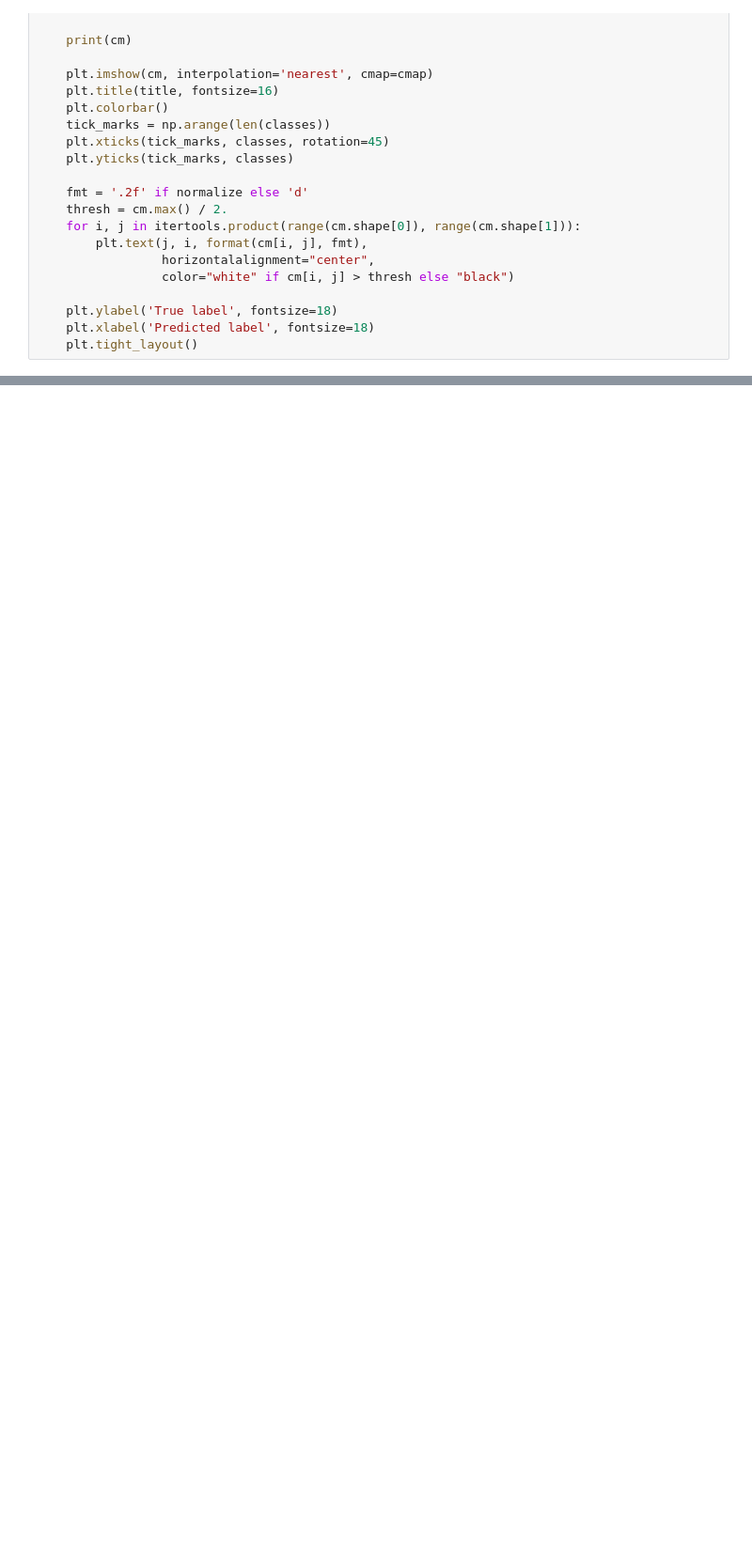
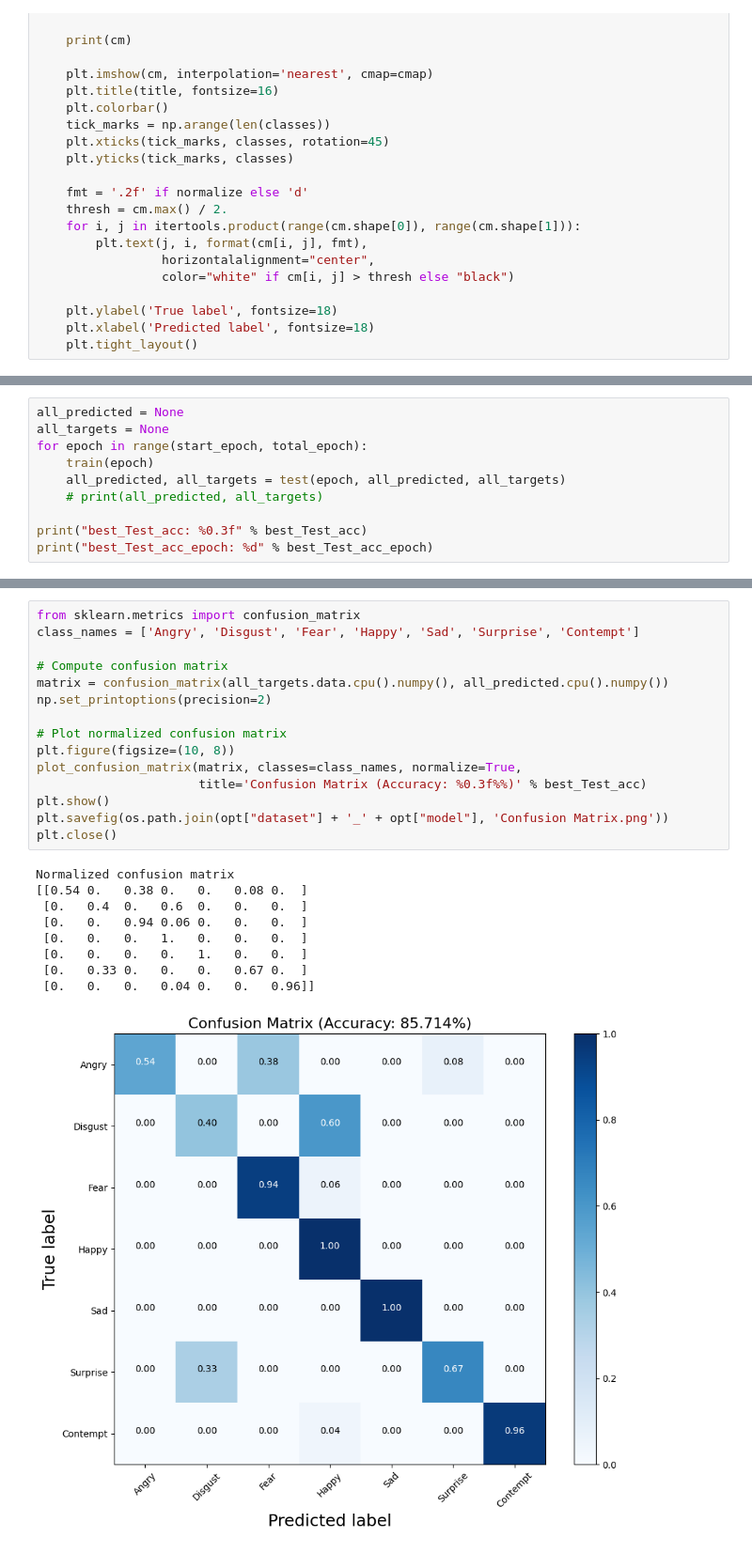
Before and after one commit to aftermath0703/Facial-Expression-Recognition, a Jupyter notebook: test.ipynb, the cells around one changed output, grey strips where cells are left out. Shown at 94% size. Drawn from its saved outputs; the diff is of its cells as text; blank space fills up the shorter version.

```diff
--- a/test.ipynb
+++ b/test.ipynb
@@ -420,0 +569,10 @@ Normalized confusion matrix
+# %%
+all_predicted = None
+all_targets = None
+for epoch in range(start_epoch, total_epoch):
+    train(epoch)
+    all_predicted, all_targets = test(epoch, all_predicted, all_targets)
+    # print(all_predicted, all_targets)
+
+print("best_Test_acc: %0.3f" % best_Test_acc)
+print("best_Test_acc_epoch: %d" % best_Test_acc_epoch)
@@ -420,0 +601,25 @@ Normalized confusion matrix
+# %%
+from sklearn.metrics import confusion_matrix
+class_names = ['Angry', 'Disgust', 'Fear', 'Happy', 'Sad', 'Surprise', 'Contempt']
+
+# Compute confusion matrix
+matrix = confusion_matrix(all_targets.data.cpu().numpy(), all_predicted.cpu().numpy())
+np.set_printoptions(precision=2)
+
+# Plot normalized confusion matrix
+plt.figure(figsize=(10, 8))
+plot_confusion_matrix(matrix, classes=class_names, normalize=True,
+                      title='Confusion Matrix (Accuracy: %0.3f%%)' % best_Test_acc)
+plt.show()
+plt.savefig(os.path.join(opt["dataset"] + '_' + opt["model"], 'Confusion Matrix.png'))
+plt.close()
+# %% [output]
+Normalized confusion matrix
+[[0.54 0.   0.38 0.   0.   0.08 0.  ]
+ [0.   0.4  0.   0.6  0.   0.   0.  ]
+ [0.   0.   0.94 0.06 0.   0.   0.  ]
+ [0.   0.   0.   1.   0.   0.   0.  ]
+ [0.   0.   0.   0.   1.   0.   0.  ]
+ [0.   0.33 0.   0.   0.   0.67 0.  ]
+ [0.   0.   0.   0.04 0.   0.   0.96]]
+[figure, added]
```
Also changed, not shown: parts of 14 cells of this notebook, 3 other files.
